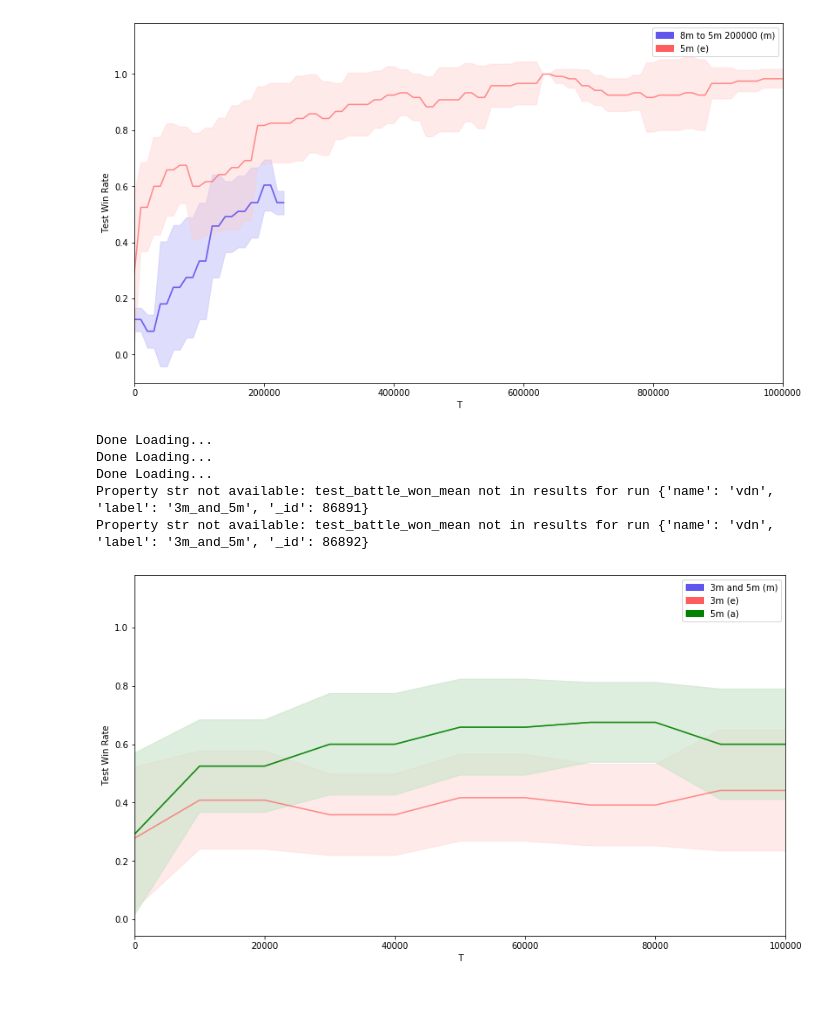
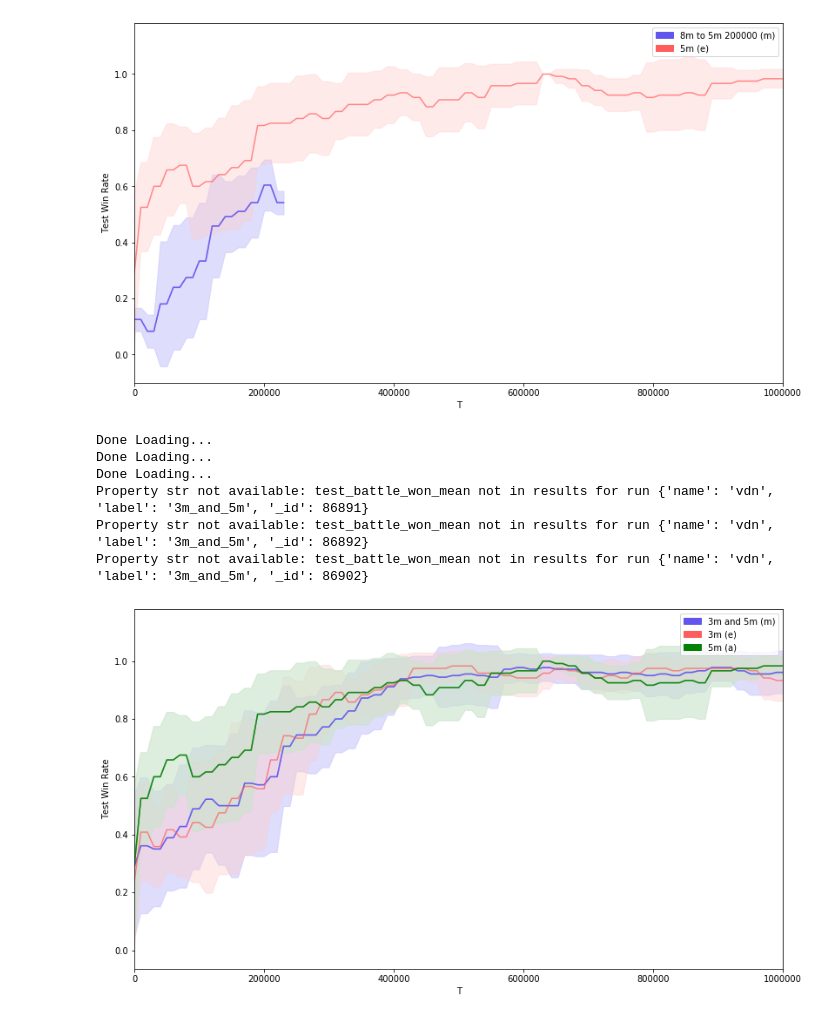
Before and after one commit to nicholasburden/pymarl, a Jupyter notebook: analysis/analysis2.ipynb, the cells around one changed output. Cells and saved outputs as stored; diff of their text form; code cells hidden in the pictures.

```diff
--- a/analysis/analysis2.ipynb
+++ b/analysis/analysis2.ipynb
@@ -441,28 +441,29 @@ Done Loading...
 # %%
 
 
 #Dual training
 data__3m_and_5m = mongo_central.get_name_label_names("", "3m_and_5m")
 data__3m = mongo_central.get_name_label_names("", "conv_ddpg_input_grid_3m_12x12_vdn_short")
 data__5m = mongo_central.get_name_label_names("", "conv_ddpg_input_grid_5m_12x12_vdn_short")
 
 
 bavg1 = bundle_average(mongo_central,
                       [("3m and 5m", data__3m_and_5m, "test_battle_won_mean", "test_battle_won_mean_T"),
                        ("3m", data__3m, "test_battle_won_mean", "test_battle_won_mean_T"),
                        ("5m", data__5m, "test_battle_won_mean", "test_battle_won_mean_T"),
                       ],
                       no_fails=True,
                       window=100000)
 
 
 a = plot_bundle_avgs(bavg1,
                      figsize=(15,8),
-                    max_x = 100000)
+                    max_x = 1000000)
 # %% [output]
 Done Loading...
 Done Loading...
 Done Loading...
 Property str not available: test_battle_won_mean not in results for run {'name': 'vdn', 'label': '3m_and_5m', '_id': 86891}
 Property str not available: test_battle_won_mean not in results for run {'name': 'vdn', 'label': '3m_and_5m', '_id': 86892}
+Property str not available: test_battle_won_mean not in results for run {'name': 'vdn', 'label': '3m_and_5m', '_id': 86902}
-[figure, old version]
+[figure, new version]
```
Also changed, not shown: 2 other files.
